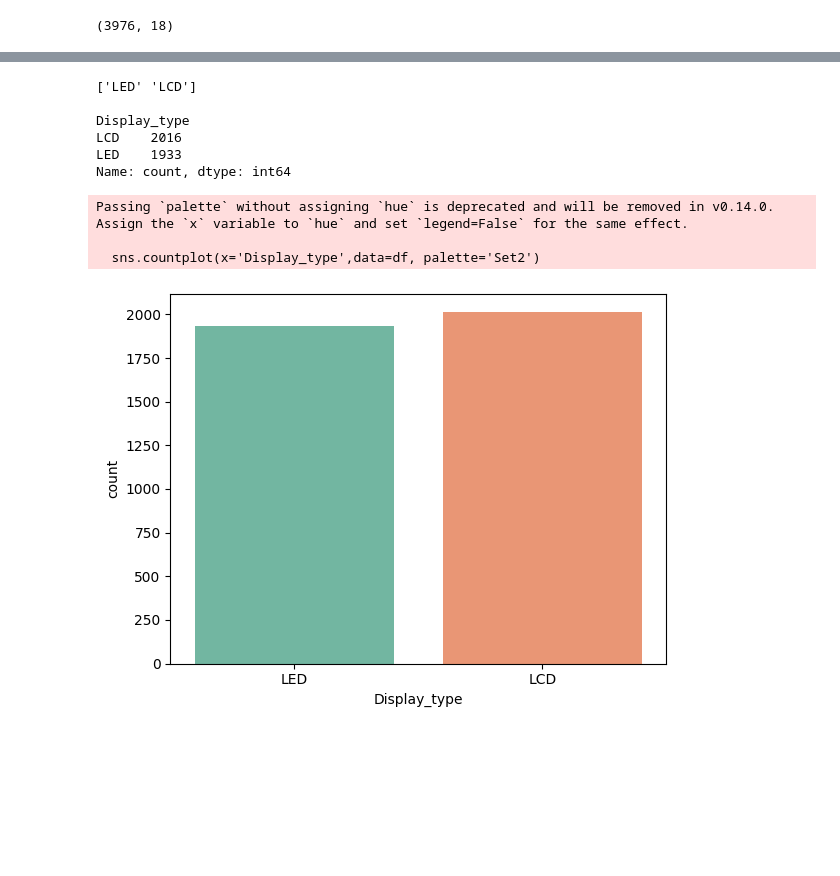
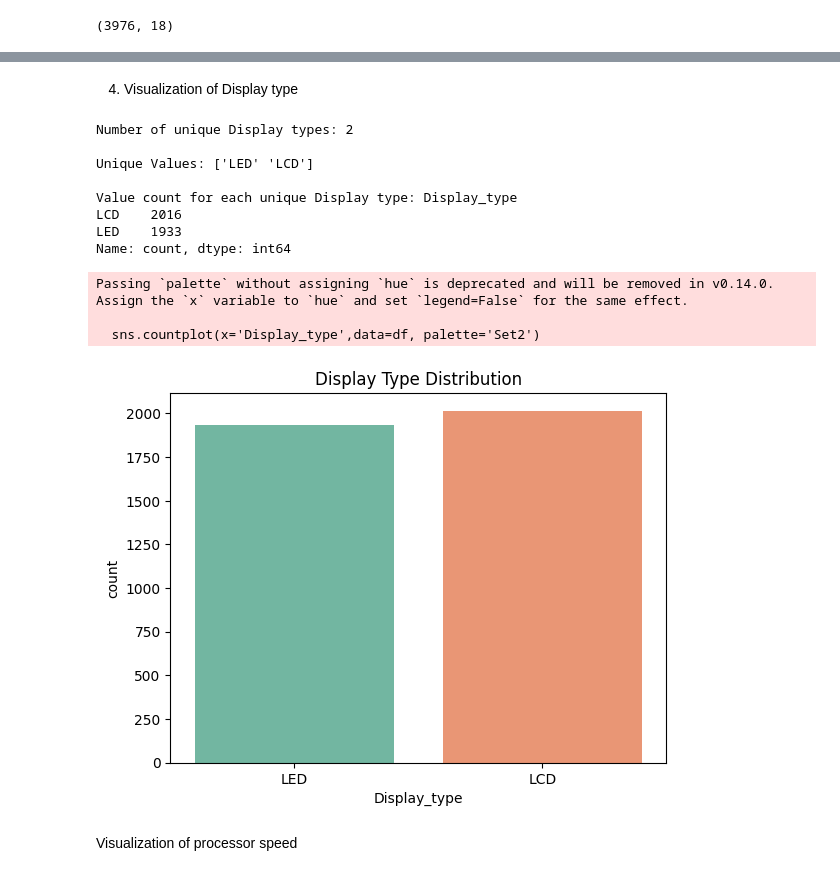
Before and after one commit to Dunith2002/Laptop_Price_Predictor, a Jupyter notebook: notebooks/FC211020_Dinusha/eda.ipynb, the cells around one changed output, grey strips where cells are left out. Saved outputs shown, nothing was run; the diff lists cells and outputs as text; code cells hidden in the pictures; blank space fills up the shorter version.

```diff
--- a/notebooks/FC211020_Dinusha/eda.ipynb
+++ b/notebooks/FC211020_Dinusha/eda.ipynb
@@ -191,17 +308,25 @@ Passing `palette` without assigning `hue` is deprecated and will be removed in v
+# %% [markdown]
+4. Visualization of Display type
 # %%
-print(f"{df['Display_type'].unique()}\n")
-print(df['Display_type'].value_counts())
+print(f"Number of unique Display types: {df['Display_type'].nunique()}\n")
+print(f"Unique Values: {df['Display_type'].unique()}\n")
+print(f"Value count for each unique Display type: {df['Display_type'].value_counts()}")
 
 sns.countplot(x='Display_type',data=df, palette='Set2')
+plt.title("Display Type Distribution")
 plt.show()
 # %% [output]
-['LED' 'LCD']
+Number of unique Display types: 2
 
-Display_type
+Unique Values: ['LED' 'LCD']
+
+Value count for each unique Display type: Display_type
 LCD    2016
 LED    1933
 Name: count, dtype: int64
 Passing `palette` without assigning `hue` is deprecated and will be removed in v0.14.0. Assign the `x` variable to `hue` and set `legend=False` for the same effect.
 
   sns.countplot(x='Display_type',data=df, palette='Set2')
-[figure, old version]
+[figure, new version]
+# %% [markdown]
+Visualization of processor speed
```
Also changed, not shown: parts of 26 cells of this notebook.
